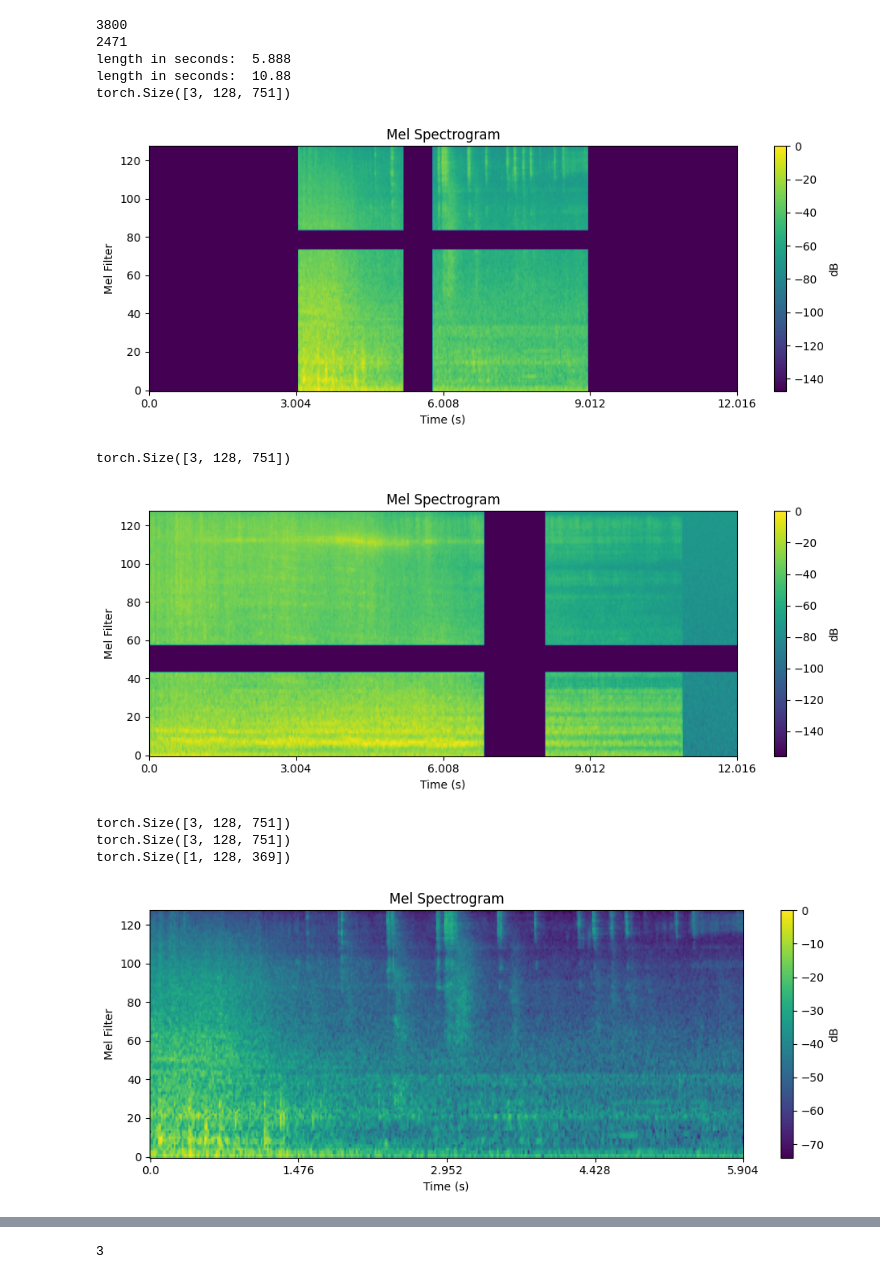
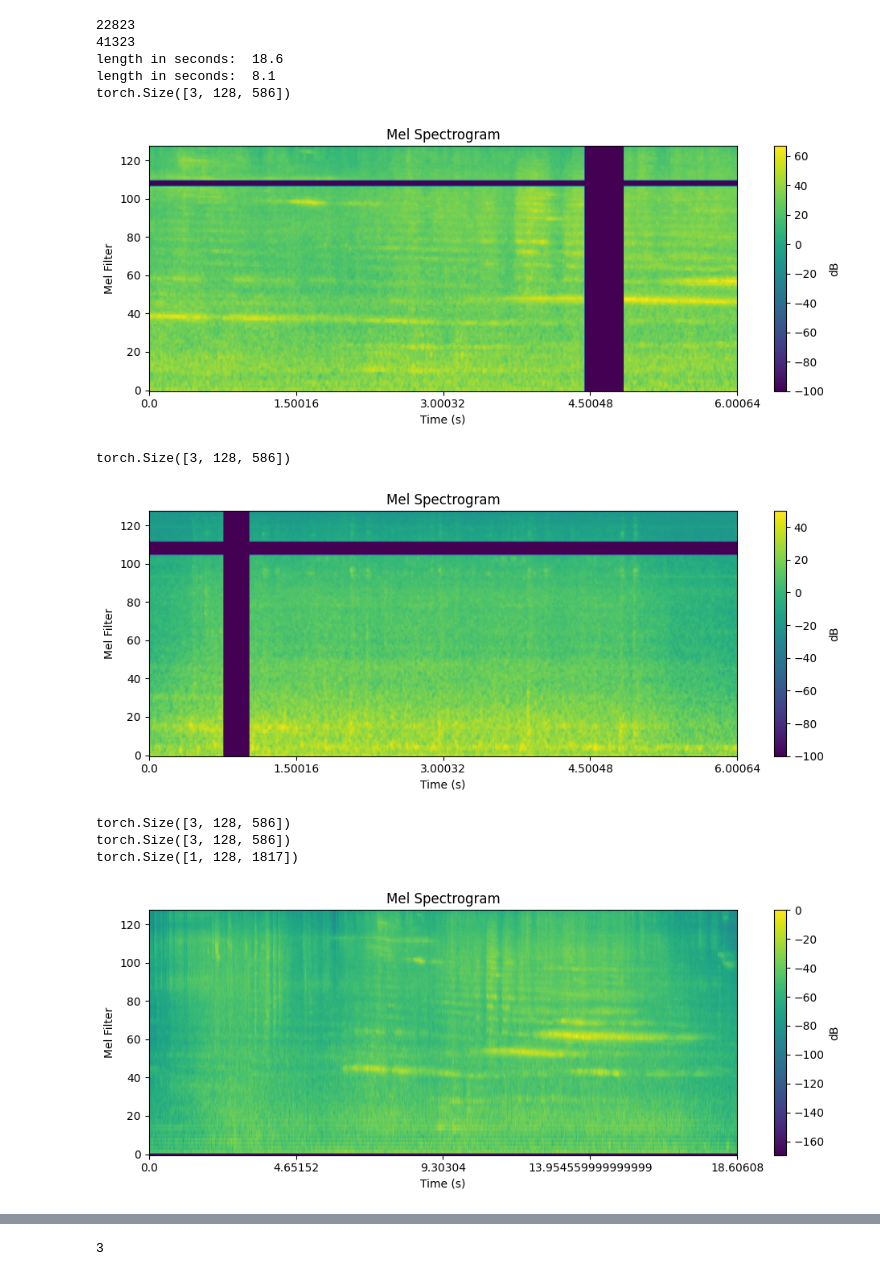
Before and after one commit to GaborinoS/MA-pre-work, a Jupyter notebook: Test_from_scratch/Pretrain_pipe_test.ipynb, the cells around one changed output, grey strips where cells are left out. Drawn from its saved outputs; the diff is of its cells as text; code cells hidden in the pictures.

```diff
--- a/Test_from_scratch/Pretrain_pipe_test.ipynb
+++ b/Test_from_scratch/Pretrain_pipe_test.ipynb
@@ -208,9 +385,9 @@ class MyPipeline_pre(torch.nn.Module):
 ##############################################################################################################
 # %%
 
-dir_path = './data/labeled_ADSMI/labeled_data_2013-535'
+dir_path = 'G:/Dokumente/MAData/Unlabeled_all'
 
-pipeline = MyPipeline_pre(desired_length_in_seconds=12)
+pipeline = MyPipelinePreTrain(desired_length_in_seconds=6, input_sample_rate=32000, device='cuda')
 pipeline.to(device=torch.device("cuda"), dtype=torch.float32)
 
 i=random.randint(0, len(os.listdir(dir_path)))
@@ -264,43 +441,43 @@ def plot_mel_spectrogram(melspe_db, sample_rate, hop_length):
 # Set the hop length (change this if you specified a different value when computing the spectrogram)
  # Default in torchaudio
 plot_mel_spectrogram(mel_spec1, sample_rate,hop_length=512)
 plot_mel_spectrogram(mel_spec2, sample_rate1,hop_length=512)
 
 
 
 print(mel_spec1.shape)
 print(mel_spec2.shape)
 
 import librosa
 import librosa.display
 import IPython.display
 import numpy as np
 
 w,s = librosa.load(path)
 w1,s1 = librosa.load(path1)
 
 w,s = torchaudio.load(path)
 mel = T.MelSpectrogram(sample_rate=s, n_fft=1024, hop_length=512, n_mels=128)(w)
 mel = T.AmplitudeToDB()(mel)
 mel = mel - mel.max()
 
 plot_mel_spectrogram(mel, s,hop_length=512)
 
 #play the audio
 IPython.display.Audio(data=w, rate=s)
 
 IPython.display.Audio(data=w1, rate=s1)
 # %% [output]
-3800
-2471
-length in seconds:  5.888
-length in seconds:  10.88
-torch.Size([3, 128, 751])
+22823
+41323
+length in seconds:  18.6
+length in seconds:  8.1
+torch.Size([3, 128, 586])
-[figure, old version]
+[figure, new version]
-torch.Size([3, 128, 751])
+torch.Size([3, 128, 586])
-[figure, old version]
+[figure, new version]
-torch.Size([3, 128, 751])
-torch.Size([3, 128, 751])
-torch.Size([1, 128, 369])
+torch.Size([3, 128, 586])
+torch.Size([3, 128, 586])
+torch.Size([1, 128, 1817])
-[figure, old version]
+[figure, new version]
 [interactive output not drawn]
```
Also changed, not shown: parts of 3 cells of this notebook, 17 other files.
